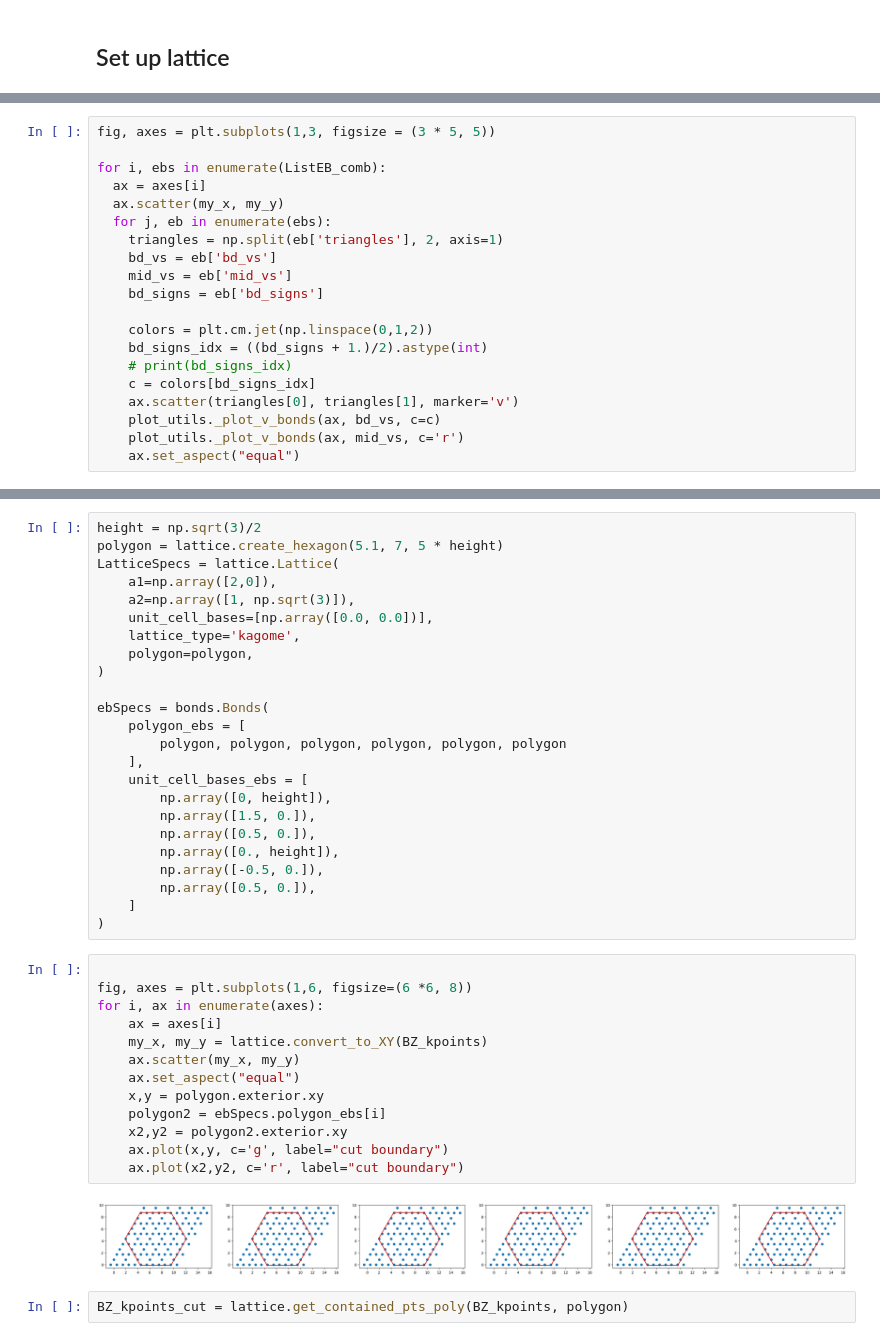
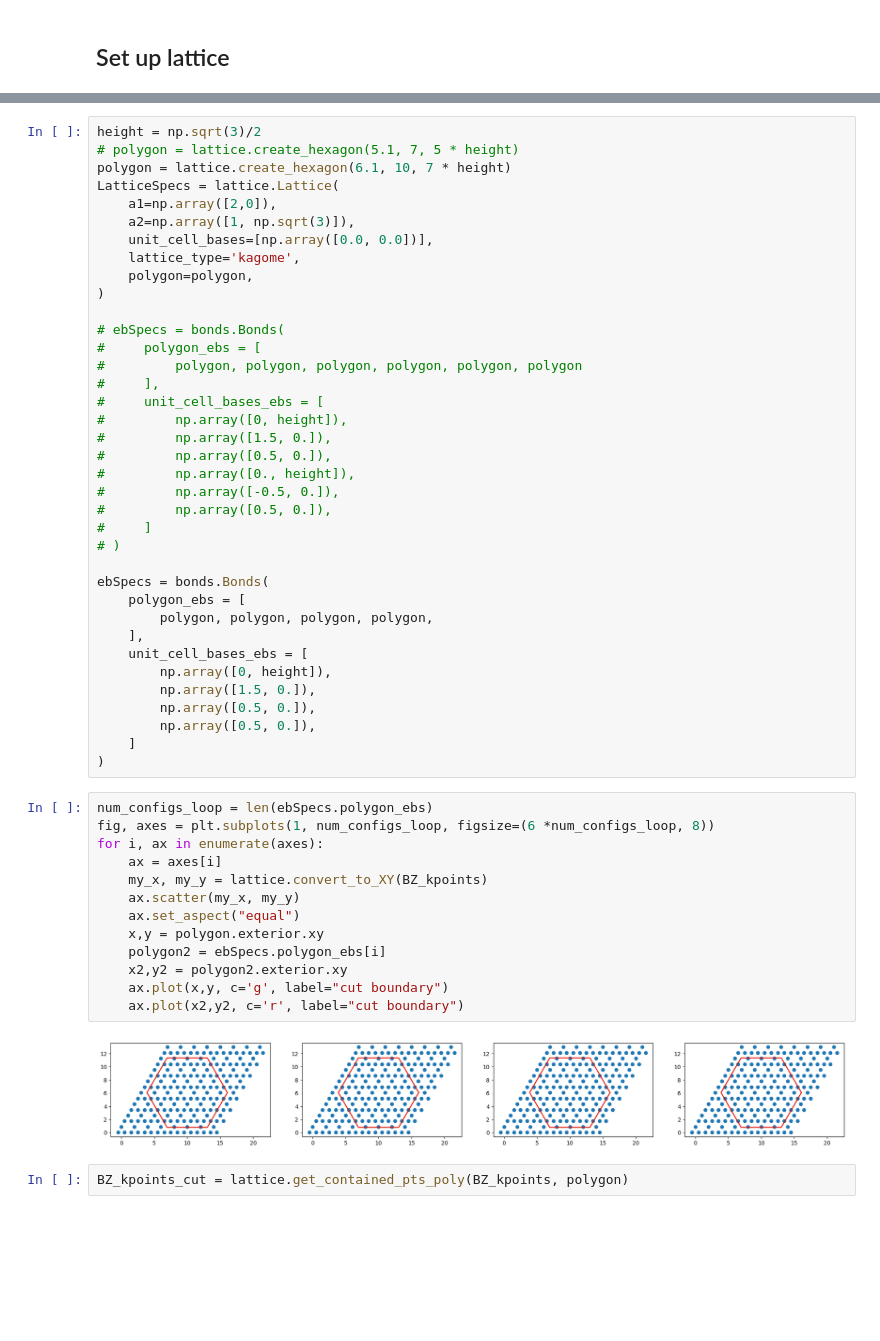
Before and after one commit to teng10/rydberg-vison, a Jupyter notebook: VisonSaddlePointKagome.ipynb, the cells around one changed output, grey strips where cells are left out. Drawn from its saved outputs; the diff is of its cells as text; blank space fills up the shorter version.

Commit message:
Kagome vison checkpoint with hexagon and bowtie loops

```diff
--- a/VisonSaddlePointKagome.ipynb
+++ b/VisonSaddlePointKagome.ipynb
@@ -90,20 +43,0 @@ total_num_EBs = len(ListEBs)
-# %%
-fig, axes = plt.subplots(1,3, figsize = (3 * 5, 5))
-
-for i, ebs in enumerate(ListEB_comb):
-  ax = axes[i]
-  ax.scatter(my_x, my_y)
-  for j, eb in enumerate(ebs):
-    triangles = np.split(eb['triangles'], 2, axis=1)
-    bd_vs = eb['bd_vs']
-    mid_vs = eb['mid_vs']
-    bd_signs = eb['bd_signs']
-
-    colors = plt.cm.jet(np.linspace(0,1,2))
-    bd_signs_idx = ((bd_signs + 1.)/2).astype(int)
-    # print(bd_signs_idx)
-    c = colors[bd_signs_idx]
-    ax.scatter(triangles[0], triangles[1], marker='v')
-    plot_utils._plot_v_bonds(ax, bd_vs, c=c)
-    plot_utils._plot_v_bonds(ax, mid_vs, c='r')
-    ax.set_aspect("equal")
@@ -132,6 +51,7 @@ ax.set_aspect("equal")
 # %%
 height = np.sqrt(3)/2
-polygon = lattice.create_hexagon(5.1, 7, 5 * height)
+# polygon = lattice.create_hexagon(5.1, 7, 5 * height)
+polygon = lattice.create_hexagon(6.1, 10, 7 * height)
 LatticeSpecs = lattice.Lattice(
     a1=np.array([2,0]),
     a2=np.array([1, np.sqrt(3)]),
@@ -140,34 +60,46 @@ LatticeSpecs = lattice.Lattice(
     polygon=polygon,
 )
 
+# ebSpecs = bonds.Bonds(
+#     polygon_ebs = [
+#         polygon, polygon, polygon, polygon, polygon, polygon
+#     ],
+#     unit_cell_bases_ebs = [
+#         np.array([0, height]),
+#         np.array([1.5, 0.]),
+#         np.array([0.5, 0.]),
+#         np.array([0., height]),
+#         np.array([-0.5, 0.]),
+#         np.array([0.5, 0.]),
+#     ]
+# )
+
 ebSpecs = bonds.Bonds(
     polygon_ebs = [
-        polygon, polygon, polygon, polygon, polygon, polygon
+        polygon, polygon, polygon, polygon,
     ],
     unit_cell_bases_ebs = [
         np.array([0, height]),
         np.array([1.5, 0.]),
         np.array([0.5, 0.]),
-        np.array([0., height]),
-        np.array([-0.5, 0.]),
         np.array([0.5, 0.]),
     ]
 )
 # %%
-
-fig, axes = plt.subplots(1,6, figsize=(6 *6, 8))
+num_configs_loop = len(ebSpecs.polygon_ebs)
+fig, axes = plt.subplots(1, num_configs_loop, figsize=(6 *num_configs_loop, 8))
 for i, ax in enumerate(axes):
     ax = axes[i]
     my_x, my_y = lattice.convert_to_XY(BZ_kpoints)
     ax.scatter(my_x, my_y)
     ax.set_aspect("equal")
     x,y = polygon.exterior.xy
     polygon2 = ebSpecs.polygon_ebs[i]
     x2,y2 = polygon2.exterior.xy
     ax.plot(x,y, c='g', label="cut boundary")
     ax.plot(x2,y2, c='r', label="cut boundary")
 # %% [output]
-[figure, old version]
+[figure, new version]
 # %%
 BZ_kpoints_cut = lattice.get_contained_pts_poly(BZ_kpoints, polygon)
 # %%
```
Also changed, not shown: parts of 71 cells of this notebook, 2 other files.
